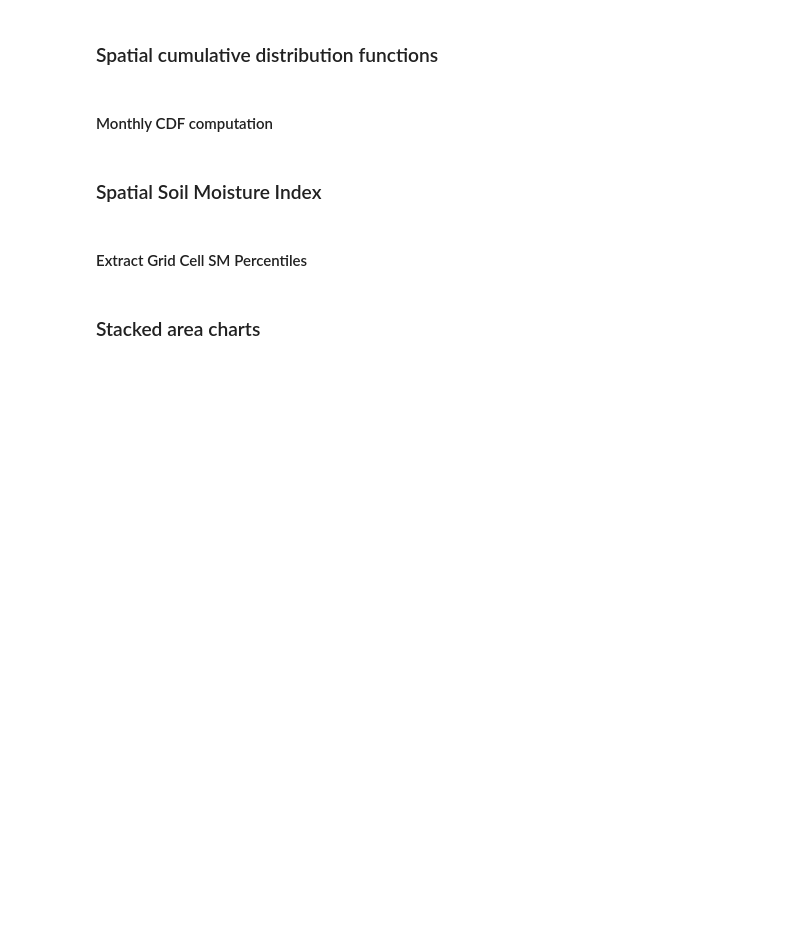
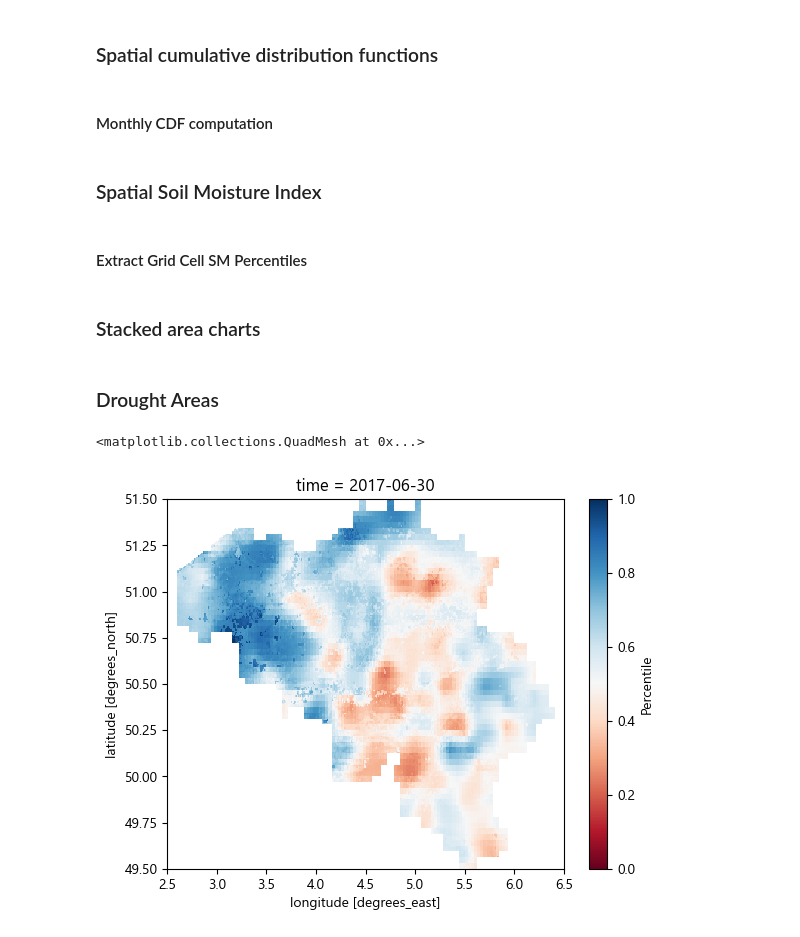
Before and after one commit to klekarkar/mHM_IO_dataprocessing, a Jupyter notebook: SoilMoistureIndex.ipynb, the cells around one changed output. Drawn from its saved outputs; the diff is of its cells as text; code cells hidden in the pictures; blank space fills up the shorter version.

```diff
--- a/SoilMoistureIndex.ipynb
+++ b/SoilMoistureIndex.ipynb
@@ -68,7 +69,7 @@ data_vas_avg = data_vas_mons.groupby('time.year').mean()
 month = 7
 cdf_x = cdf_da['CDF'].sel(month=month).sel(lat=50.2, lon = 5.5, method = 'nearest')
 sm_bins = cdf_da['sm_bins'].sel(month=month).sel(lat=50.2, lon = 5.5, method = 'nearest')
-soil_moisture = data_vas_mons['SM_Lall'].sel(time=data_vas_mons.time.dt.month == month).sel(lat=50.2, lon = 5.5, method = 'nearest')
+#soil_moisture = data_vas_mons['SM_Lall'].sel(time=data_vas_mons.time.dt.month == month).sel(lat=50.2, lon = 5.5, method = 'nearest')
 # %%
 #subset the data to debug
 subset_sm = data_vas_mons.sel(lat = slice(50.55, 50.5), lon = slice(4.5, 4.55))
@@ -777,3 +792,15 @@ ax.set_xlabel('Year')
 ax.set_ylabel('Latitude')
 plt.colorbar(sc, label='Drought area')
 plt.show()
+# %% [markdown]
+### Drought Areas
+# %%
+drought = xr.open_dataset(r"W:\VUB\_main_research\mHM\mhm_outputs\mhm_RMI\drought_SM_Lall_data.nc")
+# %%
+#plot the drought data
+vmin = 0
+vmax = 1
+drought['Percentile'].sel(time='2017-06-30').plot(vmin=vmin, vmax=vmax, cmap='RdBu')
+# %% [output]
+<matplotlib.collections.QuadMesh at 0x...>
+[figure, added]
```
Also changed, not shown: parts of 7 cells of this notebook, 5 other files.
